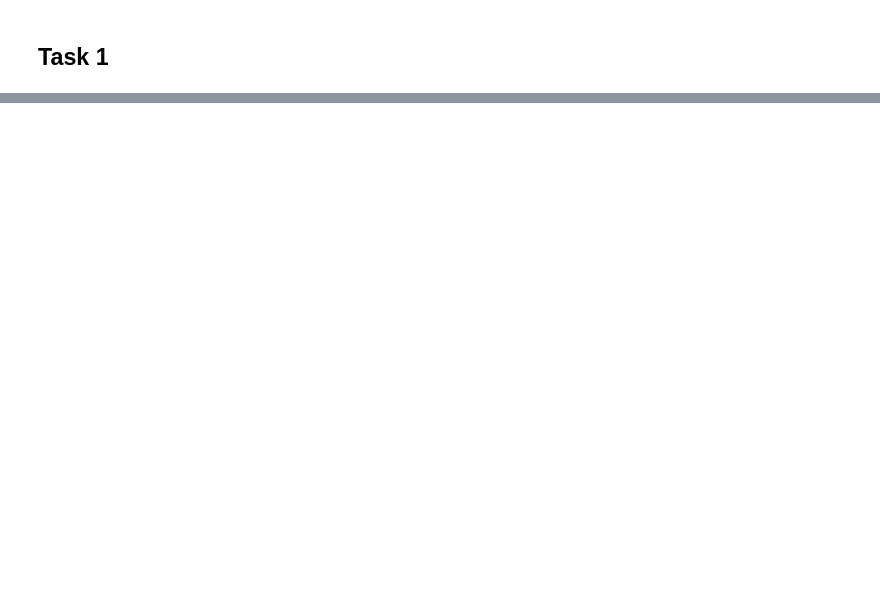
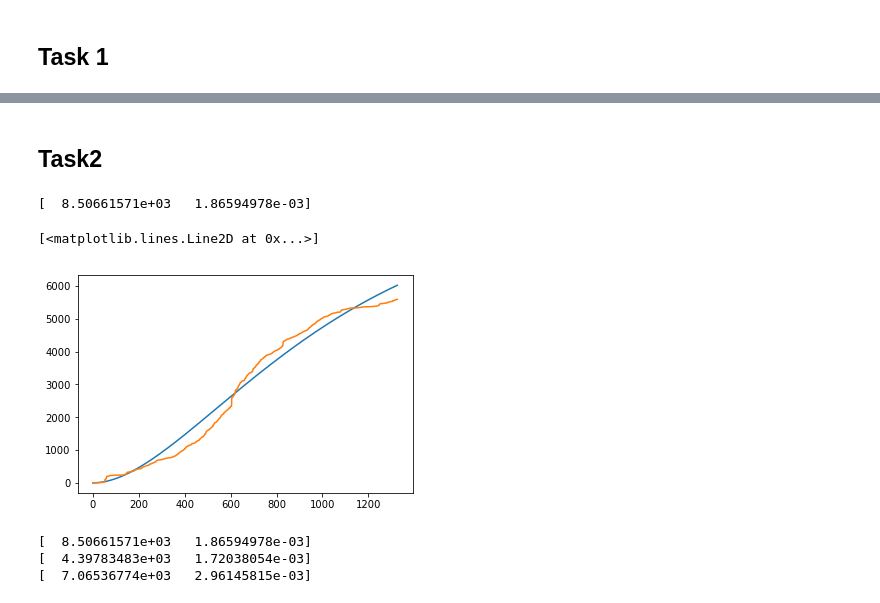
Before and after one commit to Lolik111/advstat-labs, a Jupyter notebook: Lab08/L08.ipynb, the cells around one changed output, grey strips where cells are left out. Cells and saved outputs as stored; diff of their text form; code cells hidden in the pictures; blank space fills up the shorter version.

```diff
--- a/Lab08/L08.ipynb
+++ b/Lab08/L08.ipynb
@@ -66,0 +84,29 @@ ValueError: operands could not be broadcast together with shapes (2,) (1000,29)
+# %% [markdown]
+## Task2
+# %%
+import matplotlib.pyplot as plt
+# from cvxpy import *
+from scipy.optimize import minimize
+%matplotlib inline
+time = DS_2.values.T[0]
+bugpd = DS_2.values.T[1]
+bugs = DS_2.values.T[2]
+# %%
+def gos(a, b, t):
+    return a * (1 - (1 + b * t) * np.exp(-b * t))
+
+
+
+def optimize(time, bugs):
+    def loss(x):
+        return np.linalg.norm(gos(x[0], x[1], time) - bugs)
+    return minimize(loss,  [1., 1.], bounds=((0, None), (0, None))).x
+
+cfs = optimize(time, bugs)
+print(cfs)
+plt.plot(gos(cfs[0], cfs[1], time))
+plt.plot(bugs)
+# %% [output]
+[  8.50661571e+03   1.86594978e-03]
+[<matplotlib.lines.Line2D at 0x...>]
+[figure, added]
@@ -66,0 +125,13 @@ ValueError: operands could not be broadcast together with shapes (2,) (1000,29)
+# %%
+deltas = cfs - bs_coefs
+deltas_l, deltas_r = np.percentile(deltas, [2.5, 97.5], axis = 0)
+l_bound = cfs - deltas_r
+r_bound = cfs - deltas_l
+print(cfs)
+print(l_bound)
+print(r_bound)
+b_m = np.mean(bs_coefs, axis=0)
+# %% [output]
+[  8.50661571e+03   1.86594978e-03]
+[  4.39783483e+03   1.72038054e-03]
+[  7.06536774e+03   2.96145815e-03]
```
Also changed, not shown: parts of 5 cells of this notebook.
